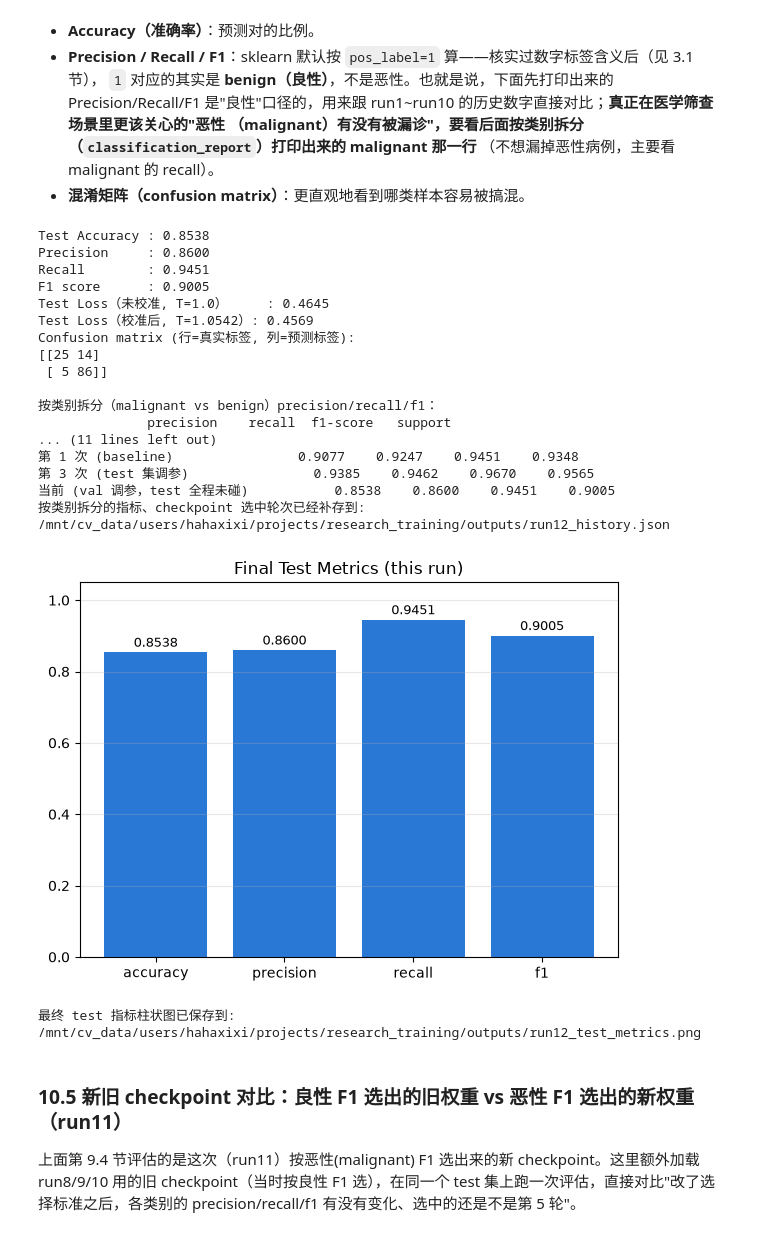
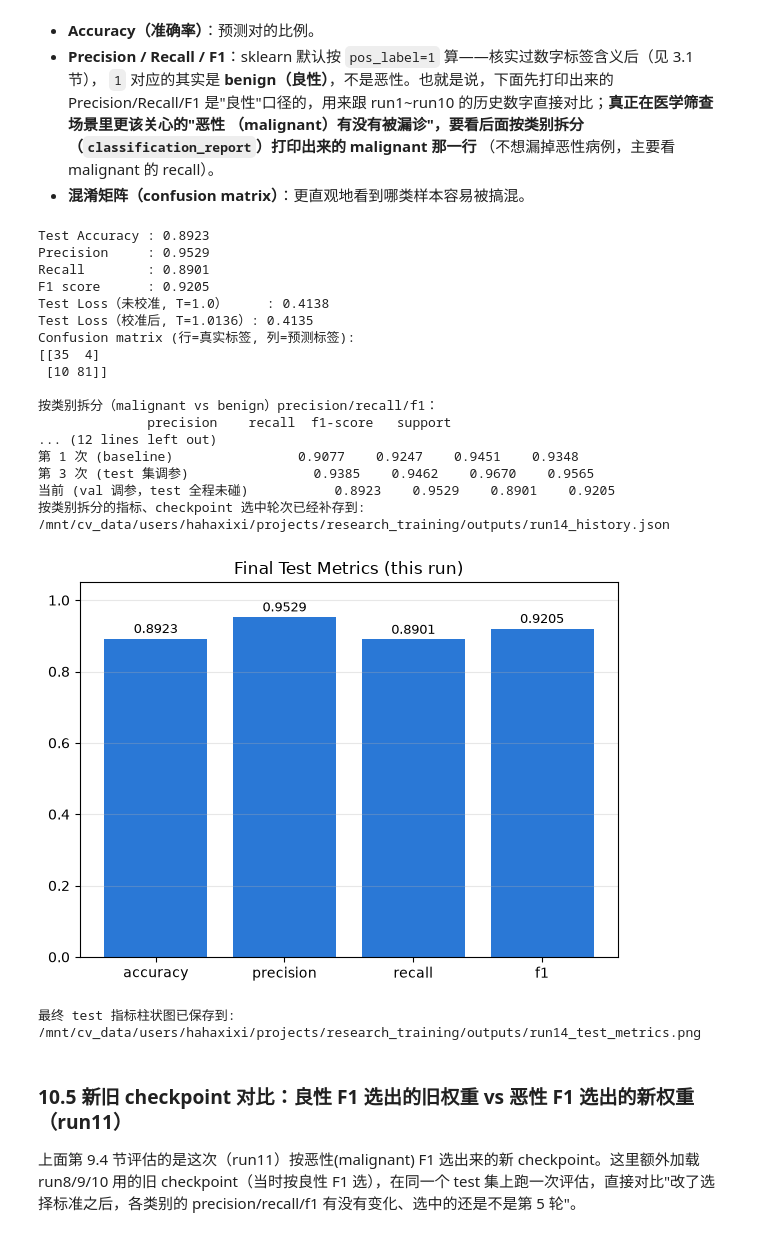
Before and after one commit to xixixixilulululu/research_training, a Jupyter notebook: BUSI_Classification.ipynb, the cells around one changed output. Saved outputs shown, nothing was run; the diff lists cells and outputs as text; code cells hidden in the pictures.

```diff
--- a/BUSI_Classification.ipynb
+++ b/BUSI_Classification.ipynb
@@ -49,7 +49,7 @@ CLASS_NAMES = ["benign", "malignant"]
 
 # ===== 训练超参数 =====
 IMG_SIZE = 224
-BATCH_SIZE = 32  # 优先级2：从 16 改成 32，看 5-fold 标准差能不能降下来
+BATCH_SIZE = 16  # run14：改回和 run11 一致的 16，只比对 class weight + fbeta 这个变量
 NUM_EPOCHS = 20
 LEARNING_RATE = 1e-4
 NUM_WORKERS = 0
@@ -90,9 +90,9 @@ SCHEDULER_FACTOR = 0.5     # 仅 plateau 时用：每次降到原来的多少倍
 # K 折交叉验证：默认关闭，走上面的单次 train/val/test 划分；
 # 确认单次结果没问题后，把这个改成 True 重新跑对应的诊断 cell，看结果稳不稳定。
 # 打开后只是额外跑一遍诊断性质的 K 折 CV，不影响正式训练出的 model/history。
-# run11 优先级 1（恶性口径 + 重新选 checkpoint）已完成；
-# run12 优先级 2：batch_size 改成 32，重新打开看 5 折标准差能不能从 run10 的 ±0.0217 降下来。
-USE_KFOLD = True
+# run11 优先级 1（恶性口径 + 重新选 checkpoint）、run12 优先级 2（batch_size）已完成；
+# run14 只测 class weight + fbeta 选 checkpoint 这个变量，先关掉 kfold 避免拖时间。
+USE_KFOLD = False
 N_FOLDS = 5
 
 # ===== 输出路径 =====
@@ -507,7 +507,16 @@ Sequential(
 - **损失函数**：交叉熵损失（CrossEntropyLoss），标准的多分类/二分类损失函数。
 - **优化器**：Adam，学习率用 CONFIG 里设置的 `LEARNING_RATE`。
 # %%
-criterion = nn.CrossEntropyLoss(label_smoothing=LABEL_SMOOTHING)
+# ===== run14：按 malignant/benign 实际数量反比给 CrossEntropyLoss 加 class weight，
+# 不硬编码哪个类多/少，从 train_sub_df 实际数据里现算 =====
+class_counts = train_sub_df[LABEL_COL].value_counts().sort_index()
+class_weights = torch.tensor(
+    [len(train_sub_df) / (len(CLASS_NAMES) * class_counts.loc[i]) for i in range(len(CLASS_NAMES))],
+    dtype=torch.float32,
+).to(device)
+print("class_weights (按数量反比，索引对应 CLASS_NAMES):", dict(zip(CLASS_NAMES, class_weights.tolist())))
+
+criterion = nn.CrossEntropyLoss(weight=class_weights, label_smoothing=LABEL_SMOOTHING)
 optimizer = torch.optim.AdamW(
     filter(lambda p: p.requires_grad, model.parameters()),  # 只把没被冻结的参数交给优化器
     lr=LEARNING_RATE,
@@ -618,9 +628,10 @@ epochs_no_improve = 0
 for epoch in range(1, NUM_EPOCHS + 1):
     train_loss = train_one_epoch(model, train_loader, criterion, optimizer, device)
     val_loss, val_acc, val_preds, val_labels = evaluate(model, val_loader, criterion, device)
-    # 从 run11 起，早停/选 checkpoint 看的 val_f1 改成"恶性(malignant)"口径而不是 sklearn 默认的
-    # pos_label=1（良性）：临床上漏诊恶性代价远高于误报良性，checkpoint 应该按"别漏诊恶性"来挑。
-    val_f1 = f1_score(val_labels, val_preds, pos_label=MALIGNANT_ID)
+    # 从 run14 起，选 checkpoint 用的指标换成 F-beta(beta=2)（recall 权重是 precision 的4倍），
+    # 比 run11 用的普通 F1（precision/recall 等权）更偏向"别漏诊恶性"。
+    # 变量名仍叫 val_f1（跟之前保持一致，CHECKPOINT_METRIC 等地方不用改），但实际存的是 F-beta(2)。
+    val_f1 = fbeta_score(val_labels, val_preds, beta=2, pos_label=MALIGNANT_ID)
     current_lr = optimizer.param_groups[0]["lr"]
 
     history["train_loss"].append(train_loss)
@@ -666,4 +677,5 @@ else:
 
 history["best_epoch"] = best_epoch
 history["checkpoint_metric_pos_label"] = "malignant"
+history["checkpoint_metric_type"] = "fbeta2"  # run14起：F-beta(beta=2)，不是普通 F1
 # %% [output]
@@ -934,6 +937,9 @@ precision_benign = class_report_dict["benign"]["precision"]
 recall_benign = class_report_dict["benign"]["recall"]
 f1_benign = class_report_dict["benign"]["f1-score"]
 
+# run14：选 checkpoint 用的是 F-beta(2)，顺便在 test 集上也算一下看实际效果
+f2_malignant = fbeta_score(final_labels, final_preds, beta=2, pos_label=MALIGNANT_ID)
+
 print(f"Test Accuracy : {final_test_acc:.4f}")
 print(f"Precision     : {precision:.4f}")
 print(f"Recall        : {recall:.4f}")
@@ -946,6 +952,7 @@ print(cm)
 print()
 print("按类别拆分（malignant vs benign）precision/recall/f1：")
 print(class_report_str)
+print(f"malignant F-beta(2)（选 checkpoint 用的指标）: {f2_malignant:.4f}")
 
 # ===== 和之前两次结果对比 =====
 # 第 1 次：无正则化，明显过拟合
@@ -966,46 +973,47 @@ for run_name, vals in runs.items():
 # ===== 把按类别拆分的结果、checkpoint 选中的轮次，一起补存进这次的 history json =====
 history["malignant_id"] = int(MALIGNANT_ID)
 history["classification_report"] = class_report_dict
 history["test_accuracy"] = float(final_test_acc)
+history["malignant_f2"] = float(f2_malignant)
 with open(HISTORY_VAL_SAVE_PATH, "w") as f:
     json.dump(history, f, indent=2)
 print("按类别拆分的指标、checkpoint 选中轮次已经补存到:", HISTORY_VAL_SAVE_PATH)
 
 # ===== 最终 test 集指标柱状图：只在训练全部结束、只跑一次 test 集之后生成，不跟逐 epoch 曲线混在一起 =====
 fig, ax = plt.subplots(figsize=(6, 4.5))
 bars = ax.bar(metric_names, [final_test_acc, precision, recall, f1], color="#2a78d6")
 for b in bars:
     h = b.get_height()
     ax.annotate(f"{h:.4f}", xy=(b.get_x() + b.get_width() / 2, h), xytext=(0, 4),
                 textcoords="offset points", ha="center", fontsize=9)
 ax.set_ylim(0, 1.05)
 # 标题用英文：服务器 matplotlib 默认字体不支持中文，中文会显示成方框乱码（同 11 节的做法）
 ax.set_title("Final Test Metrics (this run)")
 ax.grid(axis="y", alpha=0.3)
 fig.tight_layout()
 fig.savefig(TEST_METRICS_BAR_PATH, dpi=150, bbox_inches="tight")
 plt.show()
 print("最终 test 指标柱状图已保存到:", TEST_METRICS_BAR_PATH)
 # %% [output]
-Test Accuracy : 0.8538
-Precision     : 0.8600
-Recall        : 0.9451
-F1 score      : 0.9005
-Test Loss（未校准, T=1.0）     : 0.4645
-Test Loss（校准后, T=1.0542）: 0.4569
+Test Accuracy : 0.8923
+Precision     : 0.9529
+Recall        : 0.8901
+F1 score      : 0.9205
+Test Loss（未校准, T=1.0）     : 0.4138
+Test Loss（校准后, T=1.0136）: 0.4135
 Confusion matrix (行=真实标签, 列=预测标签):
-[[25 14]
- [ 5 86]]
+[[35  4]
+ [10 81]]
 
 按类别拆分（malignant vs benign）precision/recall/f1：
               precision    recall  f1-score   support
-... (11 lines left out)
+... (12 lines left out)
 第 1 次 (baseline)                0.9077    0.9247    0.9451    0.9348
 第 3 次 (test 集调参)                0.9385    0.9462    0.9670    0.9565
-当前 (val 调参，test 全程未碰)           0.8538    0.8600    0.9451    0.9005
-按类别拆分的指标、checkpoint 选中轮次已经补存到: /mnt/cv_data/users/hahaxixi/projects/research_training/outputs/run12_history.json
+当前 (val 调参，test 全程未碰)           0.8923    0.9529    0.8901    0.9205
+按类别拆分的指标、checkpoint 选中轮次已经补存到: /mnt/cv_data/users/hahaxixi/projects/research_training/outputs/run14_history.json
-[figure, old version]
+[figure, new version]
-最终 test 指标柱状图已保存到: /mnt/cv_data/users/hahaxixi/projects/research_training/outputs/run12_test_metrics.png
+最终 test 指标柱状图已保存到: /mnt/cv_data/users/hahaxixi/projects/research_training/outputs/run14_test_metrics.png
 # %% [markdown]
 ### 10.5 新旧 checkpoint 对比：良性 F1 选出的旧权重 vs 恶性 F1 选出的新权重（run11）
 
```
Also changed, not shown: parts of 11 cells of this notebook, 5 other files.
